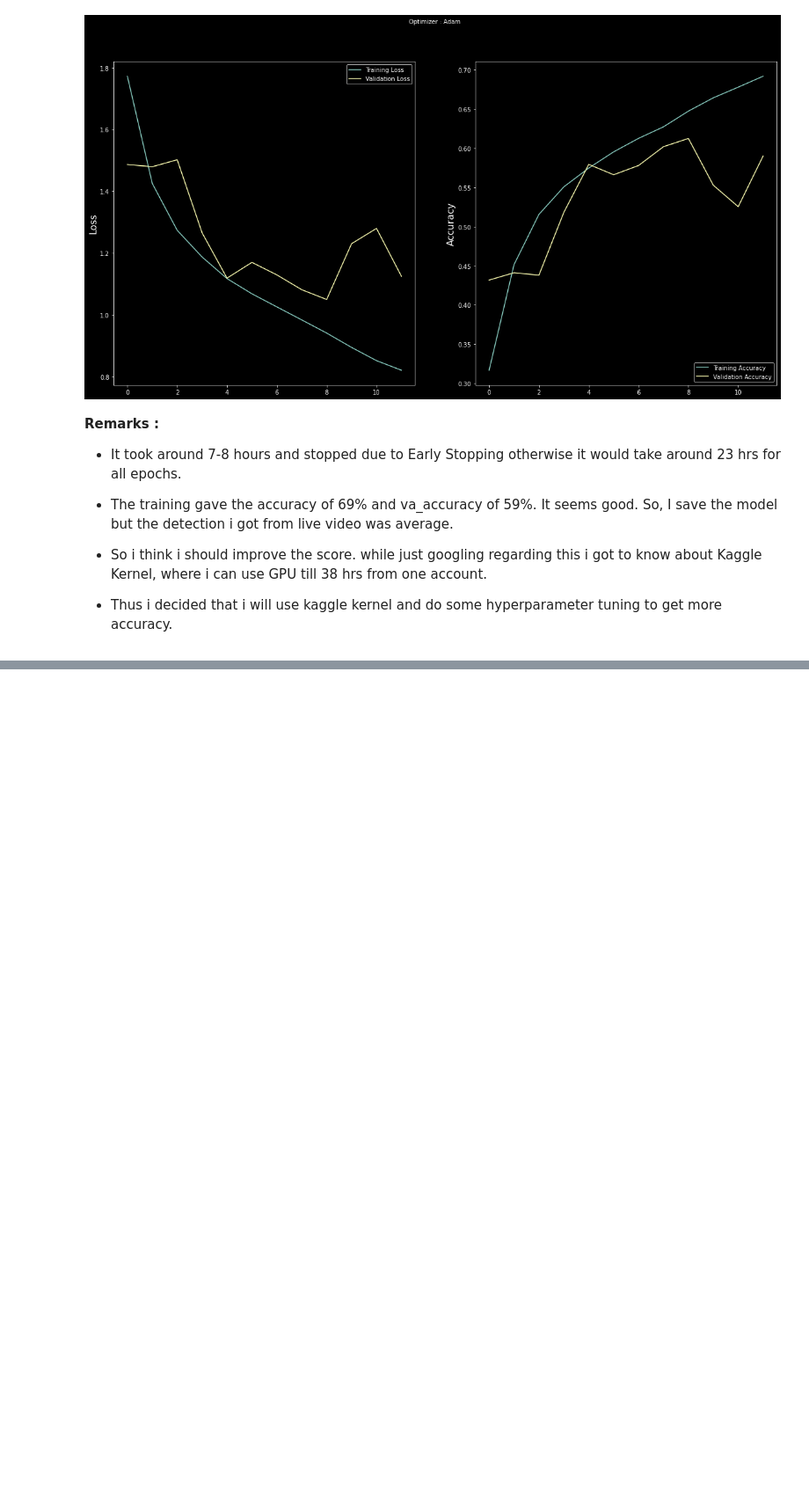
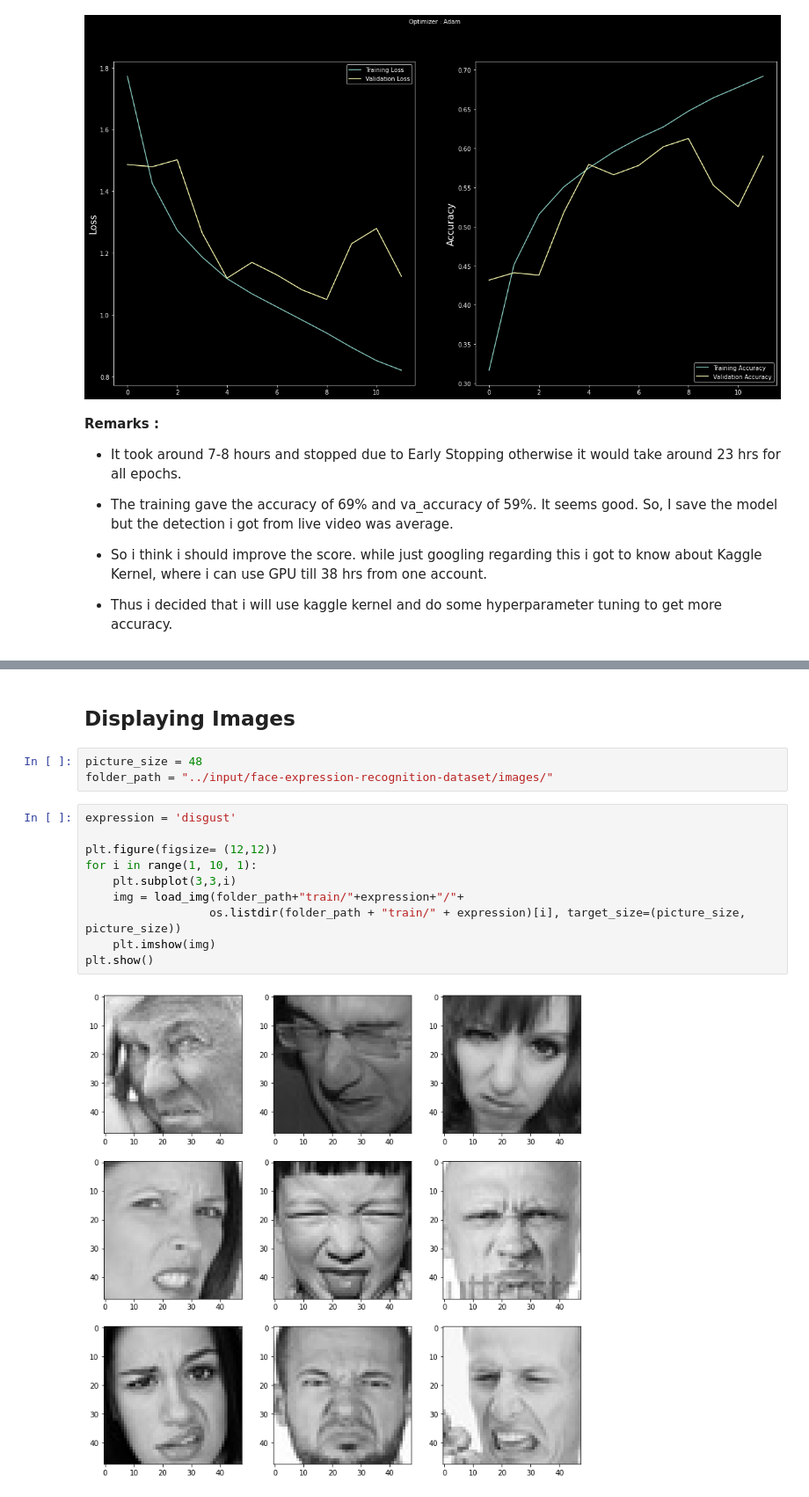
Before and after one commit to UthamanA/Face-Emotion-Recognition, a Jupyter notebook: Face_Emotion_Recognition.ipynb, the cells around one changed output, grey strips where cells are left out. Shown: that part at 88% size. Saved outputs shown, nothing was run; the diff lists cells and outputs as text; blank space fills up the shorter version.

```diff
--- a/Face_Emotion_Recognition.ipynb
+++ b/Face_Emotion_Recognition.ipynb
@@ -705,0 +743,18 @@ It seems good. So, I save the model but the detection i got from live video was
+# %% [markdown]
+
+## **Displaying Images**
+# %%
+picture_size = 48
+folder_path = "../input/face-expression-recognition-dataset/images/"
+# %%
+expression = 'disgust'
+
+plt.figure(figsize= (12,12))
+for i in range(1, 10, 1):
+    plt.subplot(3,3,i)
+    img = load_img(folder_path+"train/"+expression+"/"+
+                  os.listdir(folder_path + "train/" + expression)[i], target_size=(picture_size, picture_size))
+    plt.imshow(img)
+plt.show()
+# %% [output]
+[figure, added]
```
Also changed, not shown: parts of 16 cells of this notebook.
